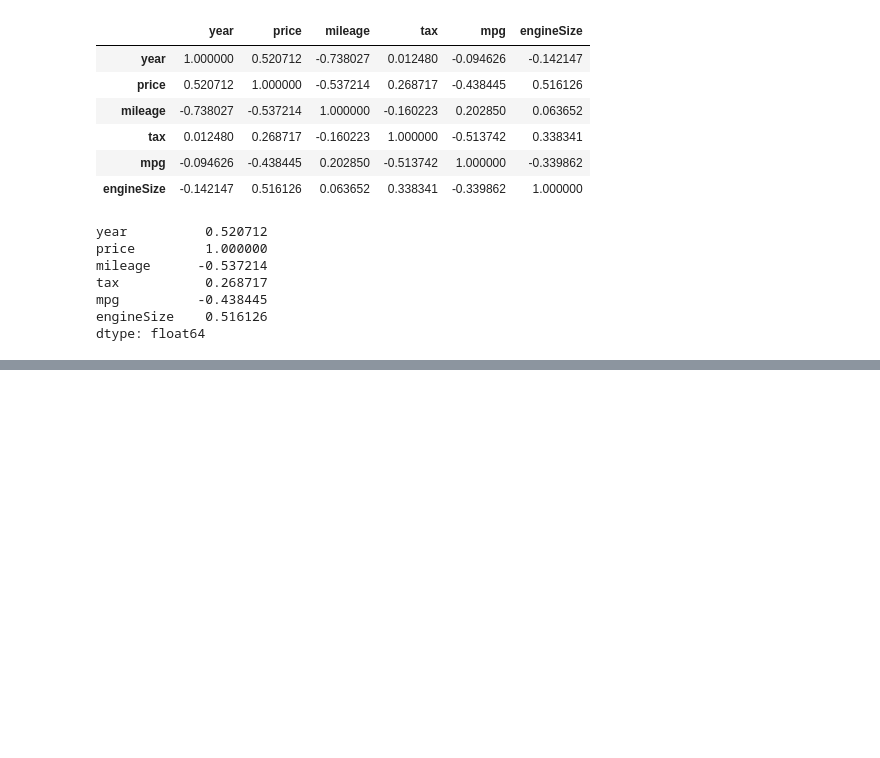
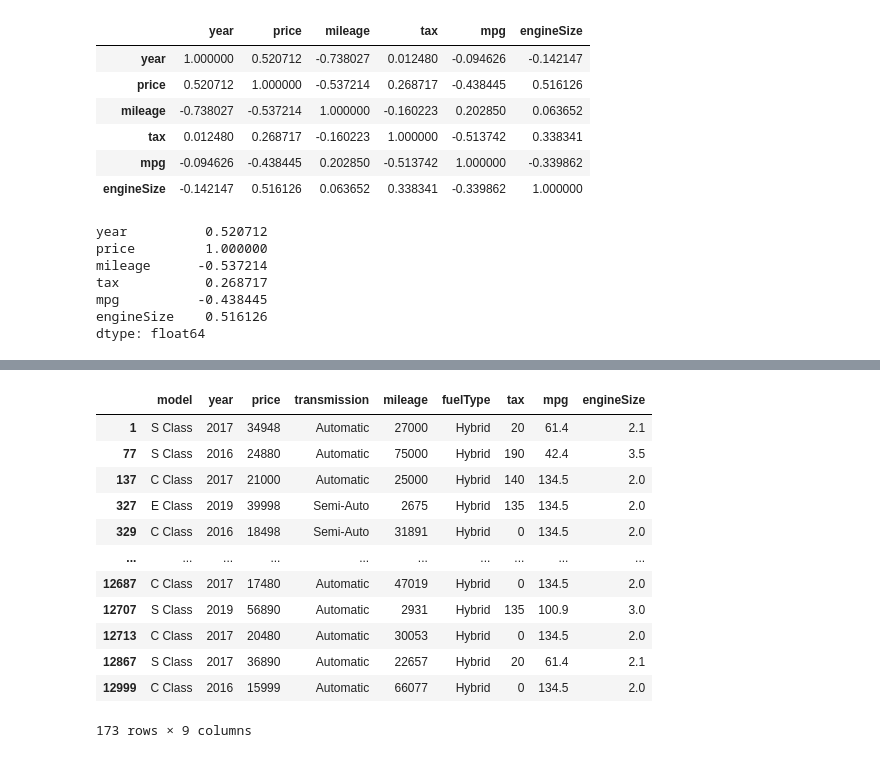
Before and after one commit to Ahmadjon0125/Mohirdev_lessons, a Jupyter notebook: Data analysis. Pandas kutubxonasi/8.Statistika.ipynb, the cells around one changed output, grey strips where cells are left out. Cells and saved outputs as stored; diff of their text form; code cells hidden in the pictures; blank space fills up the shorter version.

```diff
--- a/Data analysis. Pandas kutubxonasi/8.Statistika.ipynb
+++ b/Data analysis. Pandas kutubxonasi/8.Statistika.ipynb
@@ -298,0 +439,18 @@ dtype: float64
+# %%
+filtr2 = df['fuelType'].isin([ 'Hybrid'])
+df3 = df[filtr2]
+df3
+# %% [output]
+|  | model | year | price | transmission | mileage | fuelType | tax | mpg | engineSize |
+| 1 | S Class | 2017 | 34948 | Automatic | 27000 | Hybrid | 20 | 61.4 | 2.1 |
+| 77 | S Class | 2016 | 24880 | Automatic | 75000 | Hybrid | 190 | 42.4 | 3.5 |
+| 137 | C Class | 2017 | 21000 | Automatic | 25000 | Hybrid | 140 | 134.5 | 2.0 |
+| 327 | E Class | 2019 | 39998 | Semi-Auto | 2675 | Hybrid | 135 | 134.5 | 2.0 |
+| 329 | C Class | 2016 | 18498 | Semi-Auto | 31891 | Hybrid | 0 | 134.5 | 2.0 |
+| ... | ... | ... | ... | ... | ... | ... | ... | ... | ... |
+| 12687 | C Class | 2017 | 17480 | Automatic | 47019 | Hybrid | 0 | 134.5 | 2.0 |
+| 12707 | S Class | 2019 | 56890 | Automatic | 2931 | Hybrid | 135 | 100.9 | 3.0 |
+| 12713 | C Class | 2017 | 20480 | Automatic | 30053 | Hybrid | 0 | 134.5 | 2.0 |
+| 12867 | S Class | 2017 | 36890 | Automatic | 22657 | Hybrid | 20 | 61.4 | 2.1 |
+| 12999 | C Class | 2016 | 15999 | Automatic | 66077 | Hybrid | 0 | 134.5 | 2.0 |
+173 rows × 9 columns
```
Also changed, not shown: parts of 15 cells of this notebook.
